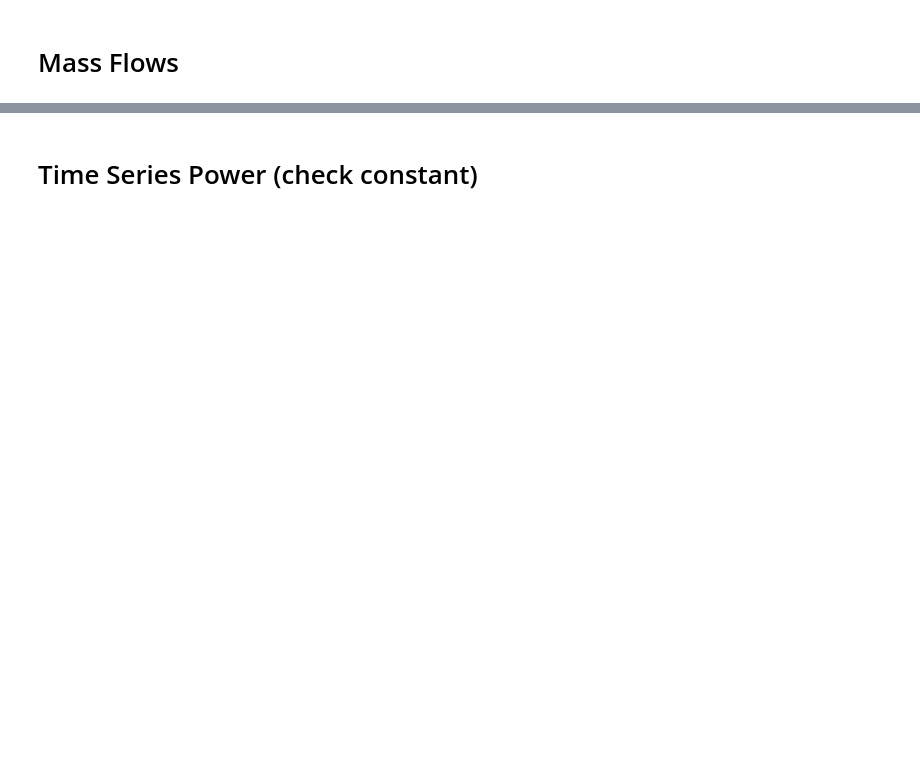
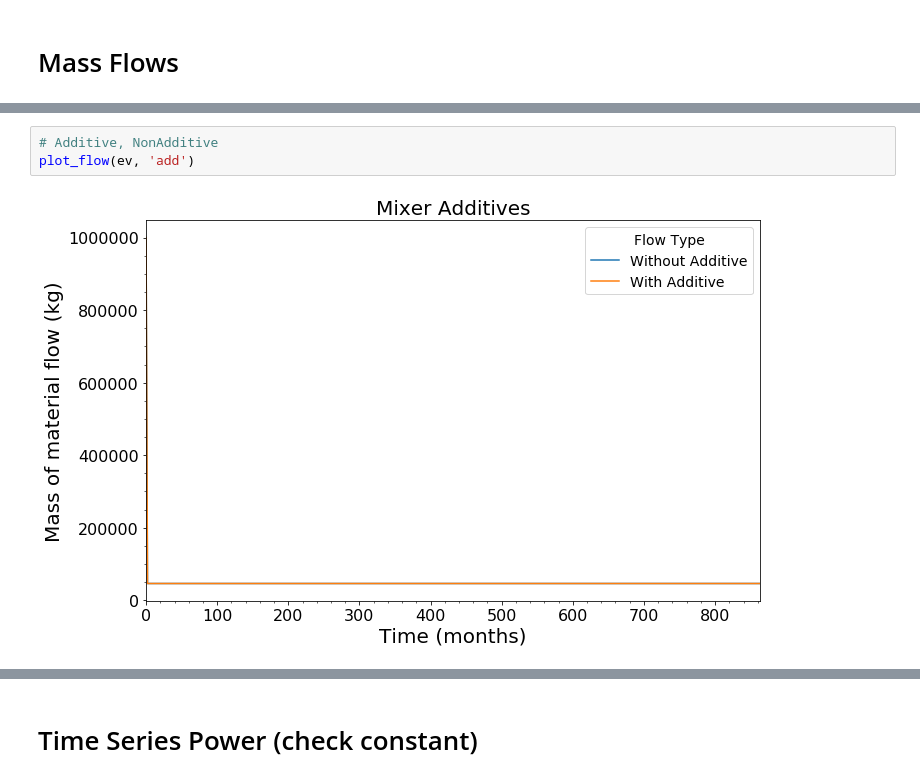
Before and after one commit to opotowsky/EG01_OPRA, a Jupyter notebook: testing_EG01.ipynb, the cells around one changed output, grey strips where cells are left out. Saved outputs shown, nothing was run; the diff lists cells and outputs as text; blank space fills up the shorter version.

```diff
--- a/testing_EG01.ipynb
+++ b/testing_EG01.ipynb
@@ -12,0 +60,5 @@ from cymetric import timeseries as tm
+# %%
+# Additive, NonAdditive
+plot_flow(ev, 'add')
+# %% [output]
+[figure, added]
```
Also changed, not shown: parts of 18 cells of this notebook, 1 other file.
